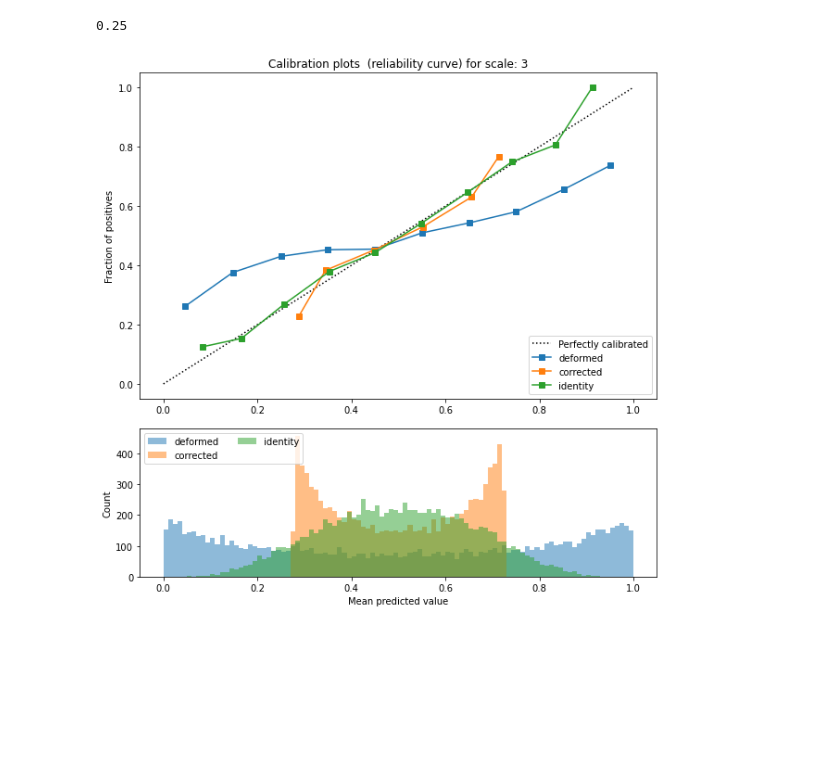
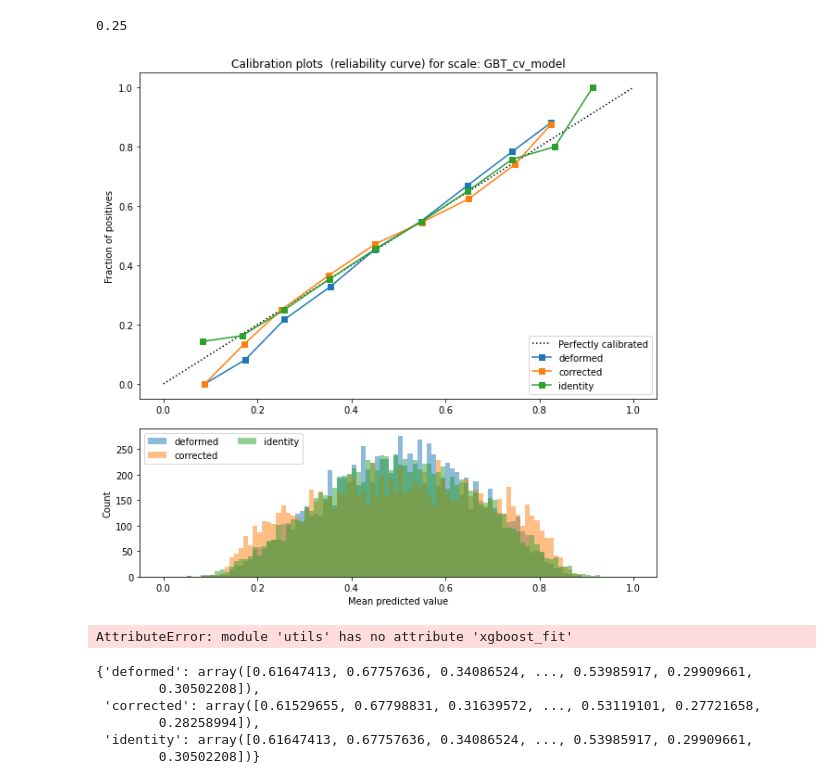
Before and after one commit to RomGutman/propensity_calibration, a Jupyter notebook: prop_simulation.ipynb, the cells around one changed output. Saved outputs shown, nothing was run; the diff lists cells and outputs as text; code cells hidden in the pictures; blank space fills up the shorter version.

```diff
--- a/prop_simulation.ipynb
+++ b/prop_simulation.ipynb
@@ -500,6 +600,12 @@ with open("models.pkl", 'rb') as f:
 # %%
 # fig, axes = plt.subplots(nrows=3, ncols=4, sharex=True, sharey=True, figsize=(10,10))
 # axes[0][1] =
-utils.plot_calibration_curve(res_dict, 3)
+utils.plot_calibration_curve(res_dict, 'GBT_cv_model')
 # %% [output]
-[figure, old version]
+[figure, new version]
+# %%
+exp3 = utils.xgboost_fit(variables, t)
+
+exp3
+# %% [output]
+AttributeError: module 'utils' has no attribute 'xgboost_fit'
@@ -505,0 +614,9 @@ utils.plot_calibration_curve(res_dict, 3)
+# %%
+res_dict['models']['GBT_model']
+# %% [output]
+{'deformed': array([0.61647413, 0.67757636, 0.34086524, ..., 0.53985917, 0.29909661,
+        0.30502208]),
+ 'corrected': array([0.61529655, 0.67798831, 0.31639572, ..., 0.53119101, 0.27721658,
+        0.28258994]),
+ 'identity': array([0.61647413, 0.67757636, 0.34086524, ..., 0.53985917, 0.29909661,
+        0.30502208])}
```
Also changed, not shown: parts of 31 cells of this notebook, 1 other file.
